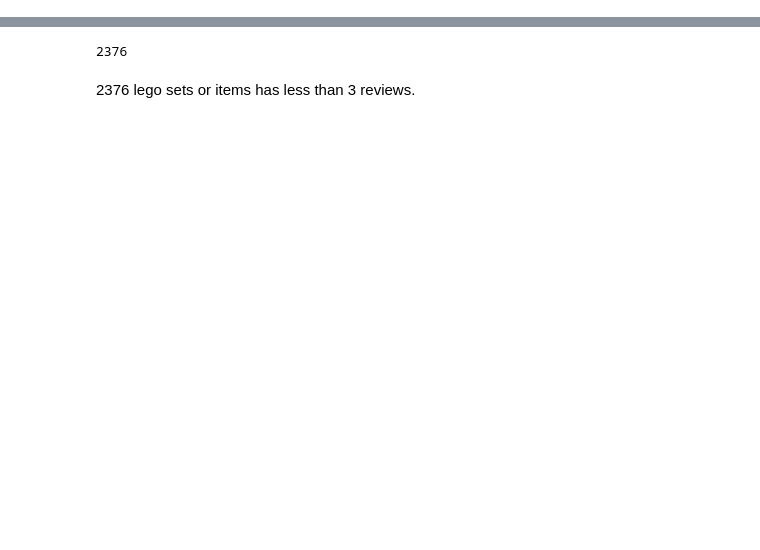
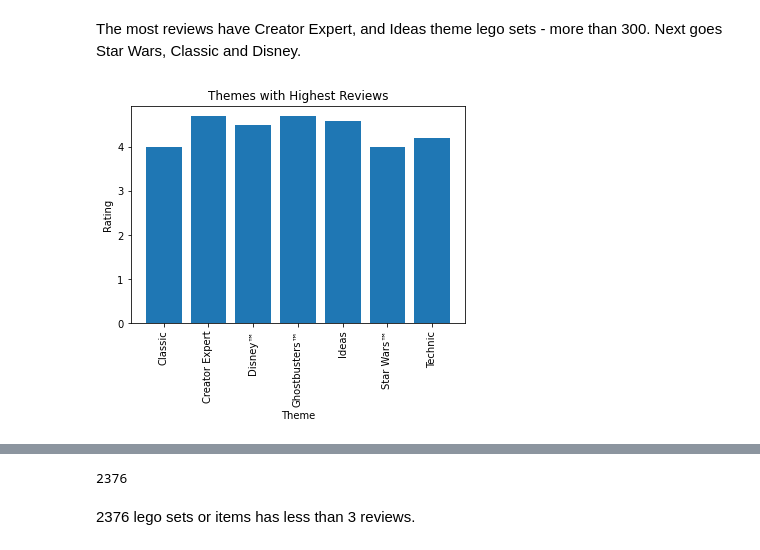
Before and after one commit to AgneAk/Lego-Data-, a Jupyter notebook: Legodata_EDA.ipynb, the cells around one changed output, grey strips where cells are left out. Saved outputs shown, nothing was run; the diff lists cells and outputs as text; code cells hidden in the pictures; blank space fills up the shorter version.

```diff
--- a/Legodata_EDA.ipynb
+++ b/Legodata_EDA.ipynb
@@ -34,3 +48,15 @@ There are couple of concerning facts of this data:<br> 'num_reviews' column show
+# %% [markdown]
+The most reviews have Creator Expert, and Ideas theme lego sets  - more than 300. Next goes Star Wars, Classic and Disney.
+# %%
+# Checking review ratings (only those sets which have more than 100 reviews)
+
+plt.bar(x='theme_name', height = 'play_star_rating', data = highest_reviews_data)
+_=plt.xlabel('Theme')
+plt.xticks(rotation = 90)
+_ = plt.ylabel('Rating')
+_ = plt.title('Themes with Highest Reviews')
+# %% [output]
+[figure, added]
 # %%
 print(legodata[legodata['list_price']>1000])
 # %% [output]
```
Also changed, not shown: parts of 54 cells of this notebook.
